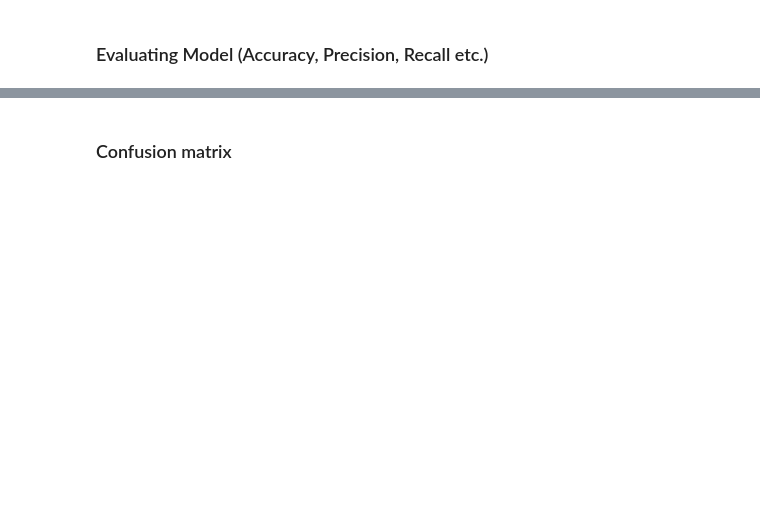
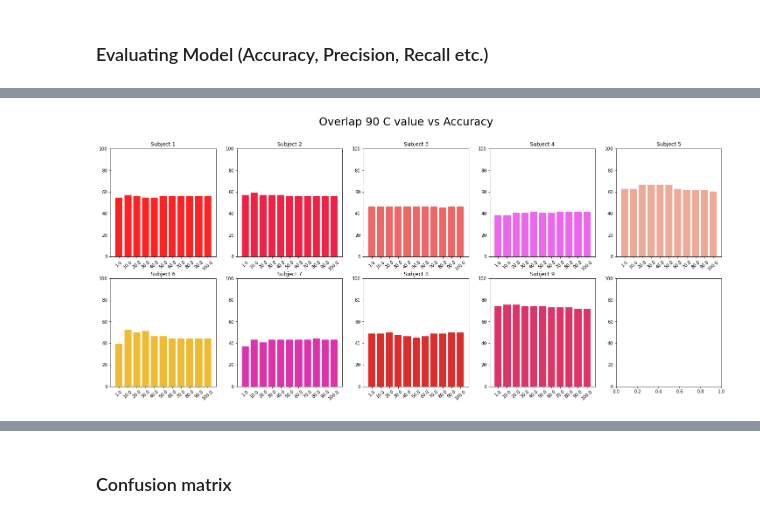
Before and after one commit to orvindemsy/MI-BCI-CSP, a Jupyter notebook: bci-competition-IV-dataset2a.ipynb, the cells around one changed output, grey strips where cells are left out. Cells and saved outputs as stored; diff of their text form; code cells hidden in the pictures; blank space fills up the shorter version.

```diff
--- a/bci-competition-IV-dataset2a.ipynb
+++ b/bci-competition-IV-dataset2a.ipynb
@@ -1453,0 +2280,4 @@ Accuracy is: 0.583333
+# %%
+fig2
+# %% [output]
+[figure, added]
```
Also changed, not shown: parts of 414 cells of this notebook.
